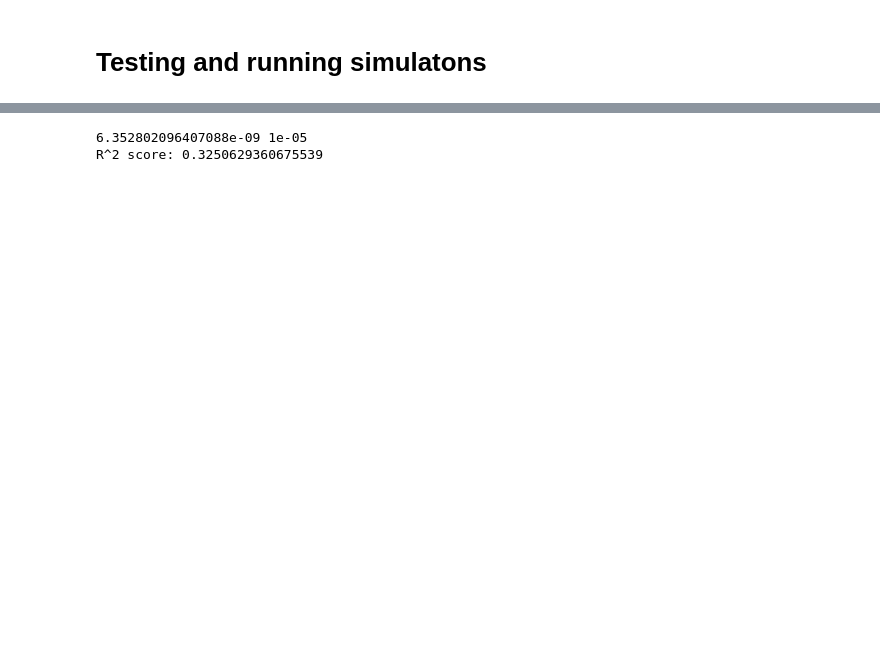
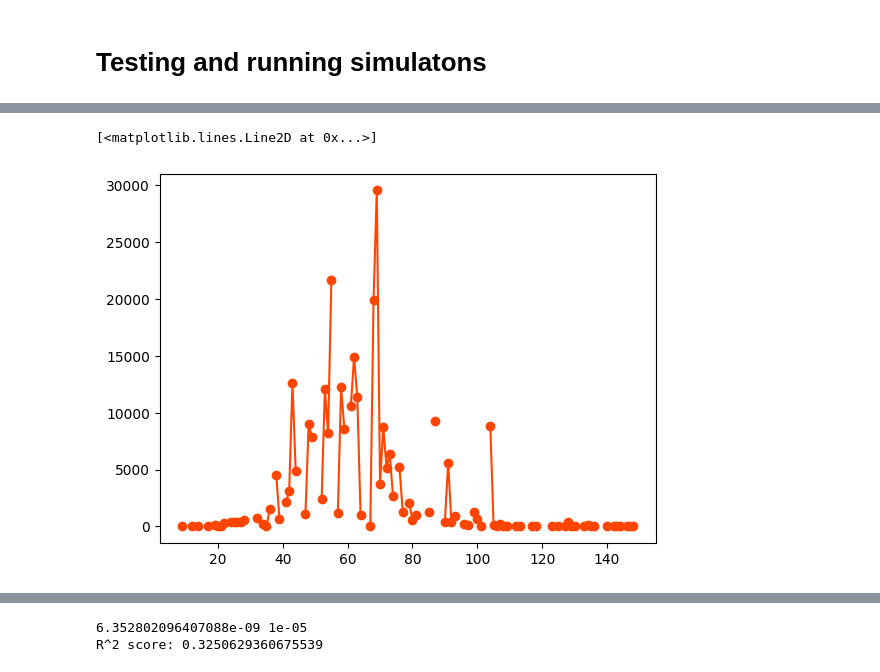
Before and after one commit to korzin-andrey/AMM_2025, a Jupyter notebook: test.ipynb, the cells around one changed output, grey strips where cells are left out. Drawn from its saved outputs; the diff is of its cells as text; code cells hidden in the pictures; blank space fills up the shorter version.

```diff
--- a/test.ipynb
+++ b/test.ipynb
@@ -52,3 +50,10 @@ init_rec_frac_arr = np.linspace(1e-6, 0.2, 10)
+# %%
+error_model = NaiveErrorModel(res.daily_incidence)
+error_model.add_noise()
+plt.plot(error_model.incidence_arr, '-o', color='OrangeRed')
+# %% [output]
+[<matplotlib.lines.Line2D at 0x...>]
+[figure, added]
 # %%
 MAX_INCIDENCE_LIMITATION = 1e5
 
```
Also changed, not shown: parts of 14 cells of this notebook, 2 other files.
